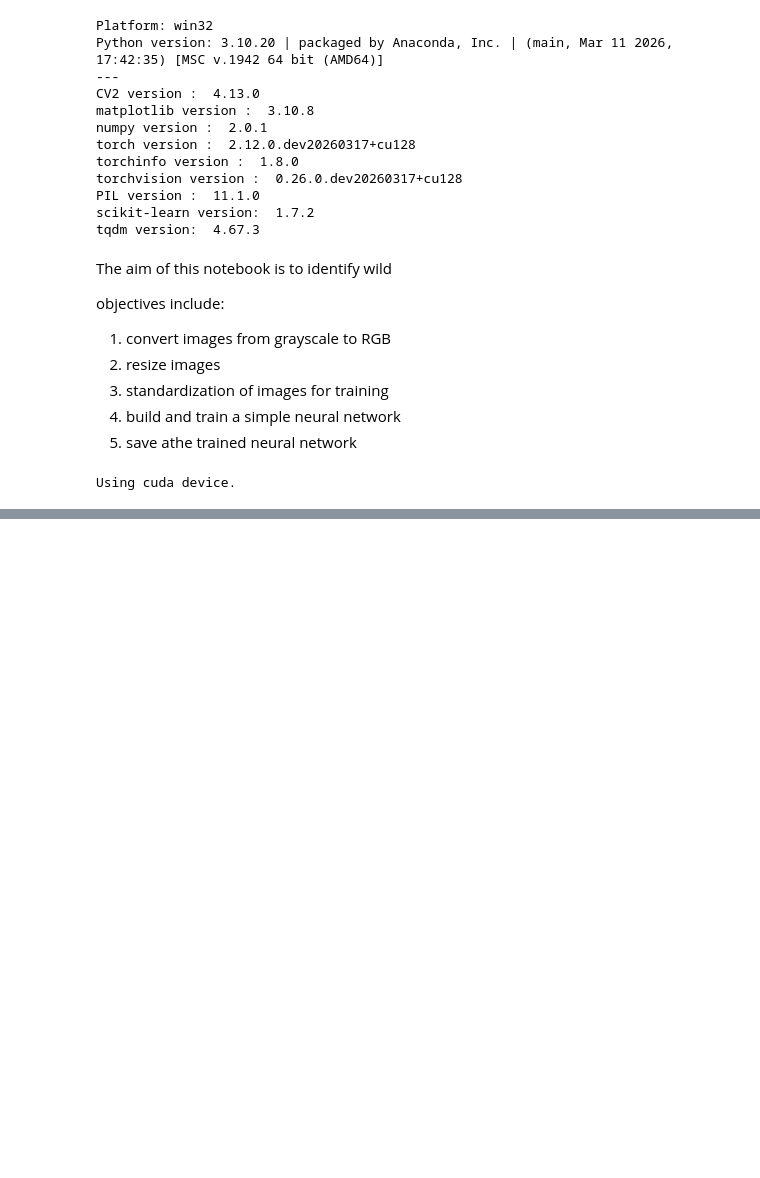
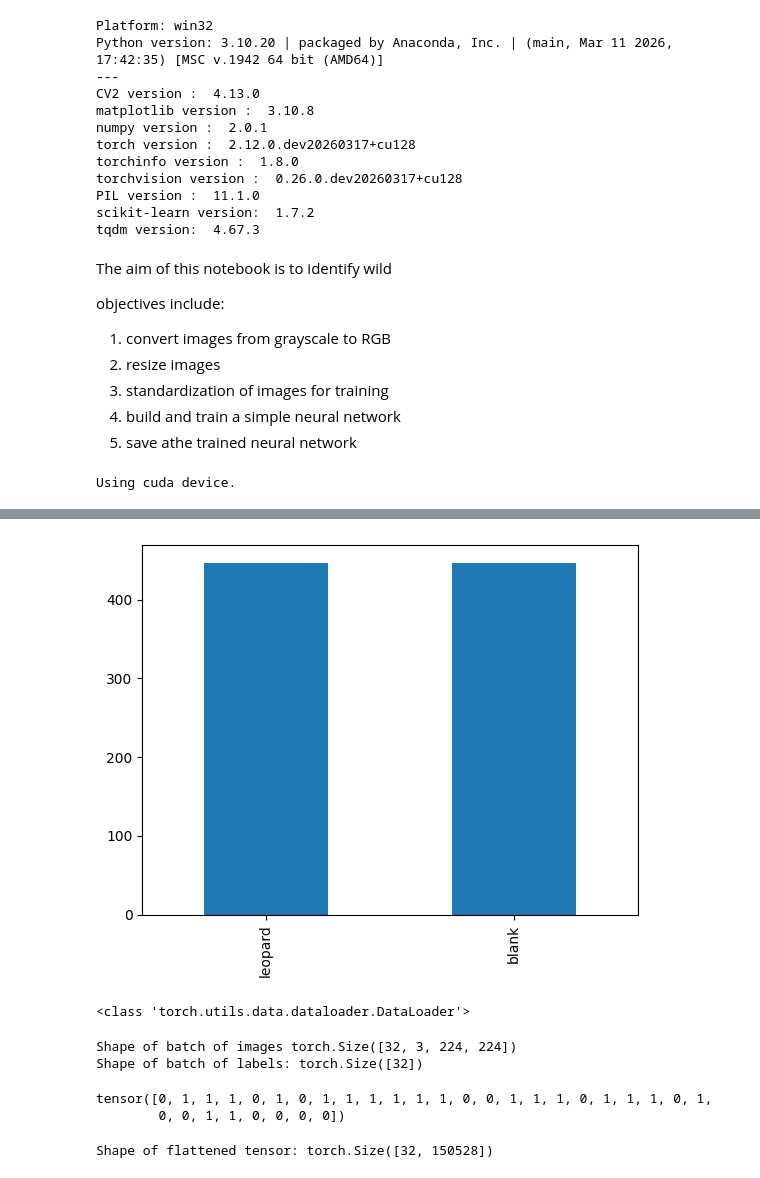
Before and after one commit to ImeimeU/computer_vision, a Jupyter notebook: conser-vision/Binary Classification.ipynb, the cells around one changed output, grey strips where cells are left out. Cells and saved outputs as stored; diff of their text form; code cells hidden in the pictures; blank space fills up the shorter version.

```diff
--- a/conser-vision/Binary Classification.ipynb
+++ b/conser-vision/Binary Classification.ipynb
@@ -80,0 +164,14 @@ print("Training Data Directory:", train_dir)
+# %%
+# note transforms.Compose is used to create the pipeline of the transformation to apply to the images
+
+transform = transforms.Compose(
+    [
+        ToRGB(),  # Convert images to RGB format if not already
+        transforms.Resize((224, 224)),  # Resize images to 224x224
+        transforms.ToTensor() # Convert images to tensors
+
+    ]
+)
+
+print(type(transform))
+print(transform)
@@ -80,0 +251,51 @@ print("Training Data Directory:", train_dir)
+# %%
+val_counts = count_class(val_set)
+
+val_counts.sort_values().plot(kind="bar"); # plots a bar chart
+# %% [output]
+[figure, added]
+# %%
+# Create the validation and training set dataloader
+
+# Important, don't change this!
+g = torch.Generator()
+g.manual_seed(42)
+
+batch_size = 32
+train_loader = DataLoader(train_set, batch_size=batch_size, shuffle=True, generator=g)
+
+val_loader = DataLoader(val_set, batch_size=batch_size, shuffle=False, generator=g)
+
+print(type(val_loader))
+# %% [output]
+<class 'torch.utils.data.dataloader.DataLoader'>
+# %%
+# get one sample bath of images and labels and make sure that the dimension matches what is expected
+data_iter = iter(train_loader)
+images, labels = next(data_iter)
+
+# This gives you [batch_size, channels, height, width] for images
+image_shape = images.shape
+print("Shape of batch of images", image_shape)
+
+# This gives you [batch_size] for labels
+label_shape = labels.shape
+print("Shape of batch of labels:", label_shape)
+# %% [output]
+Shape of batch of images torch.Size([32, 3, 224, 224])
+Shape of batch of labels: torch.Size([32])
+# %%
+labels
+# %% [output]
+tensor([0, 1, 1, 1, 0, 1, 0, 1, 1, 1, 1, 1, 1, 0, 0, 1, 1, 1, 0, 1, 1, 1, 0, 1,
+        0, 0, 1, 1, 0, 0, 0, 0])
+# %%
+# Flatten the images since a neural network cannot accept 3D Tensor
+
+flatten = nn.Flatten()
+tensor_flatten = flatten(images)
+
+# Print the shape of the flattened tensor
+print("Shape of flattened tensor:",tensor_flatten.shape)
+# %% [output]
+Shape of flattened tensor: torch.Size([32, 150528])
```
Also changed, not shown: parts of 46 cells of this notebook, 1 other file.
